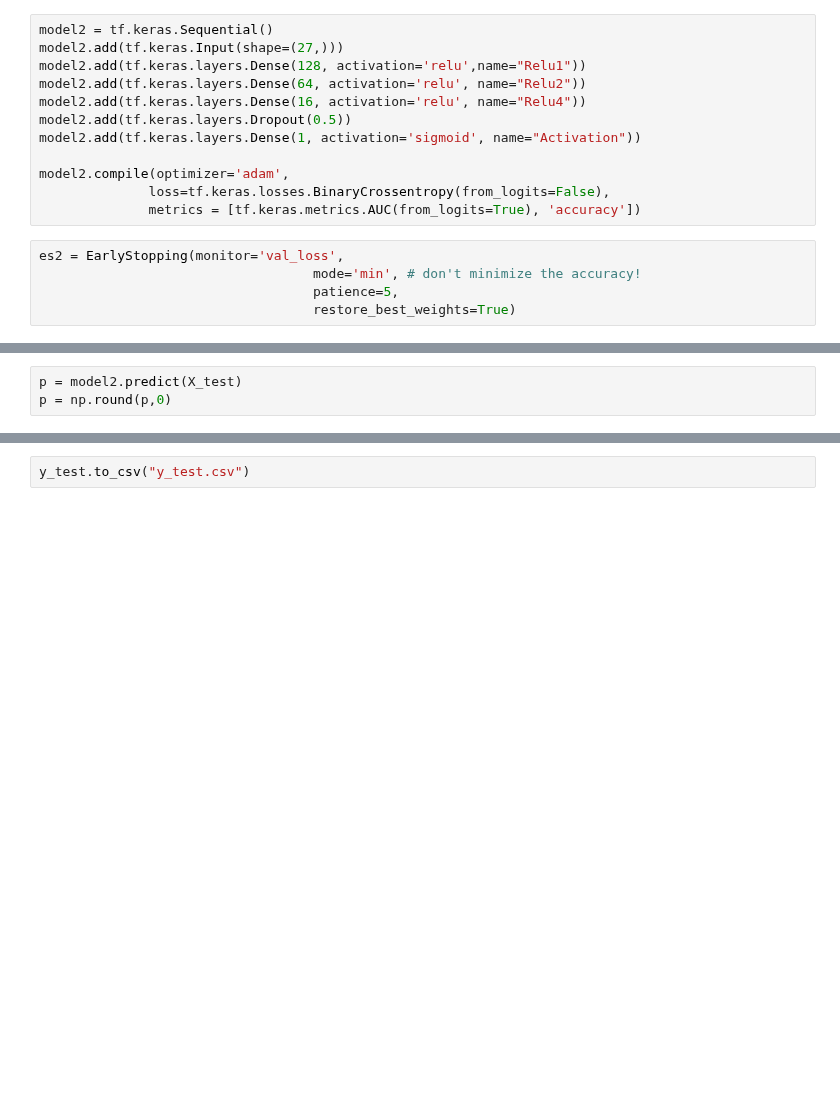
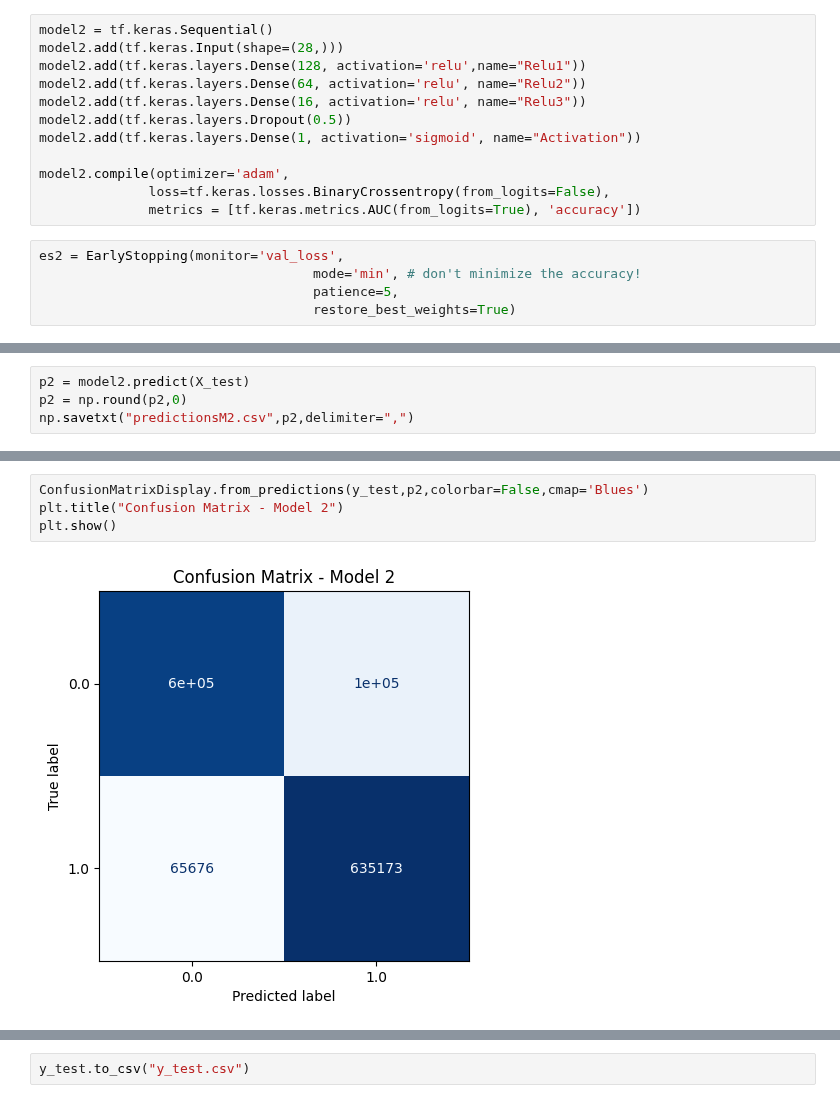
Before and after one commit to boneeyah/QTW, a Jupyter notebook: Case_Study_6.ipynb, the cells around one changed output, grey strips where cells are left out. Saved outputs shown, nothing was run; the diff lists cells and outputs as text; blank space fills up the shorter version.

```diff
--- a/Case_Study_6.ipynb
+++ b/Case_Study_6.ipynb
@@ -214,9 +309,9 @@ Epoch 15/100
 # %%
 model2 = tf.keras.Sequential()
-model2.add(tf.keras.Input(shape=(27,)))
+model2.add(tf.keras.Input(shape=(28,)))
 model2.add(tf.keras.layers.Dense(128, activation='relu',name="Relu1"))
 model2.add(tf.keras.layers.Dense(64, activation='relu', name="Relu2"))
-model2.add(tf.keras.layers.Dense(16, activation='relu', name="Relu4"))
+model2.add(tf.keras.layers.Dense(16, activation='relu', name="Relu3"))
 model2.add(tf.keras.layers.Dropout(0.5))
 model2.add(tf.keras.layers.Dense(1, activation='sigmoid', name="Activation"))
 
@@ -253,4 +348,5 @@ Epoch 45/100
 # %%
-p = model2.predict(X_test)
-p = np.round(p,0)
+p2 = model2.predict(X_test)
+p2 = np.round(p2,0)
+np.savetxt("predictionsM2.csv",p2,delimiter=",")
 # %% [output]
@@ -280,4 +374,10 @@ classification_results
   'support': 1400000}}
+# %%
+ConfusionMatrixDisplay.from_predictions(y_test,p2,colorbar=False,cmap='Blues')
+plt.title("Confusion Matrix - Model 2")
+plt.show()
+# %% [output]
+[figure, added]
 # %%
 model2.summary()
 # %% [output]
```
Also changed, not shown: parts of 29 cells of this notebook.
